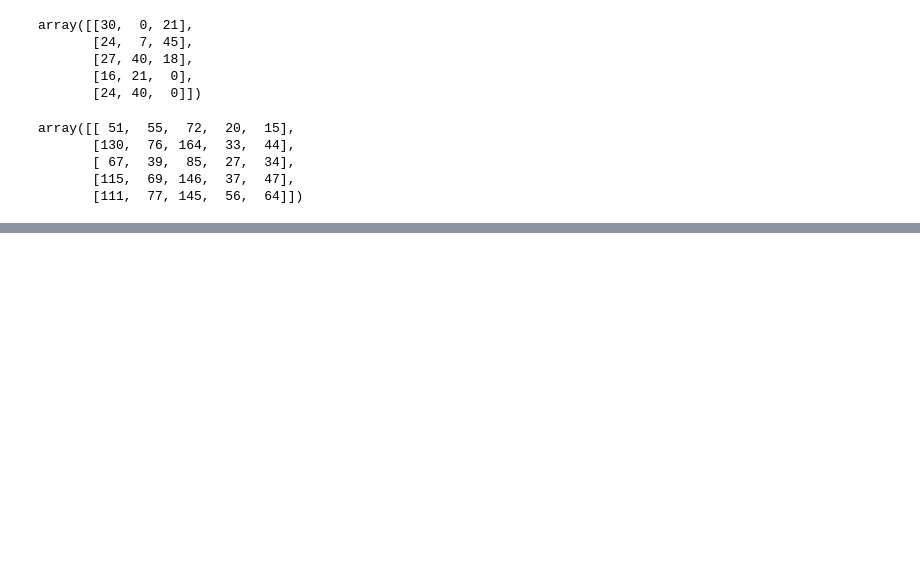
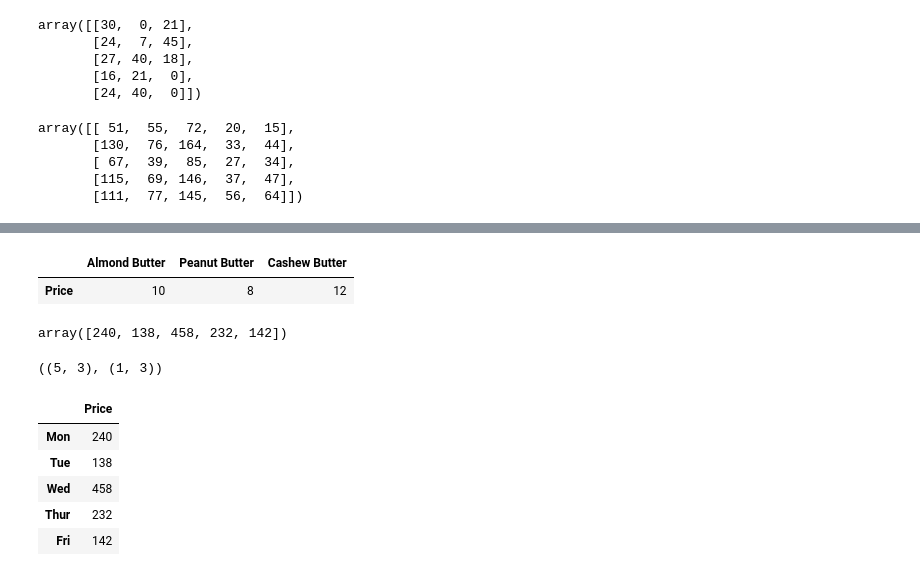
Before and after one commit to tothetop430/MLZTM-Exercises, a Jupyter notebook: numpy/introduction-to-numpy.ipynb, the cells around one changed output, grey strips where cells are left out. Cells and saved outputs as stored; diff of their text form; code cells hidden in the pictures; blank space fills up the shorter version.

```diff
--- a/numpy/introduction-to-numpy.ipynb
+++ b/numpy/introduction-to-numpy.ipynb
@@ -575,0 +607,26 @@ array([[ 51,  55,  72,  20,  15],
+# %%
+prices_df = pd.DataFrame(prices.reshape(1,3),
+                        index=['Price'],
+                        columns=['Almond Butter', 'Peanut Butter', 'Cashew Butter'])
+prices_df
+# %% [output]
+|  | Almond Butter | Peanut Butter | Cashew Butter |
+| Price | 10 | 8 | 12 |
+# %%
+sales_butter.dot(prices)
+# %% [output]
+array([240, 138, 458, 232, 142])
+# %%
+sales_df.shape, prices_df.shape
+# %% [output]
+((5, 3), (1, 3))
+# %%
+daily_earn = sales_df.dot(prices_df.T)
+daily_earn
+# %% [output]
+|  | Price |
+| Mon | 240 |
+| Tue | 138 |
+| Wed | 458 |
+| Thur | 232 |
+| Fri | 142 |
```
Also changed, not shown: parts of 5 cells of this notebook.
